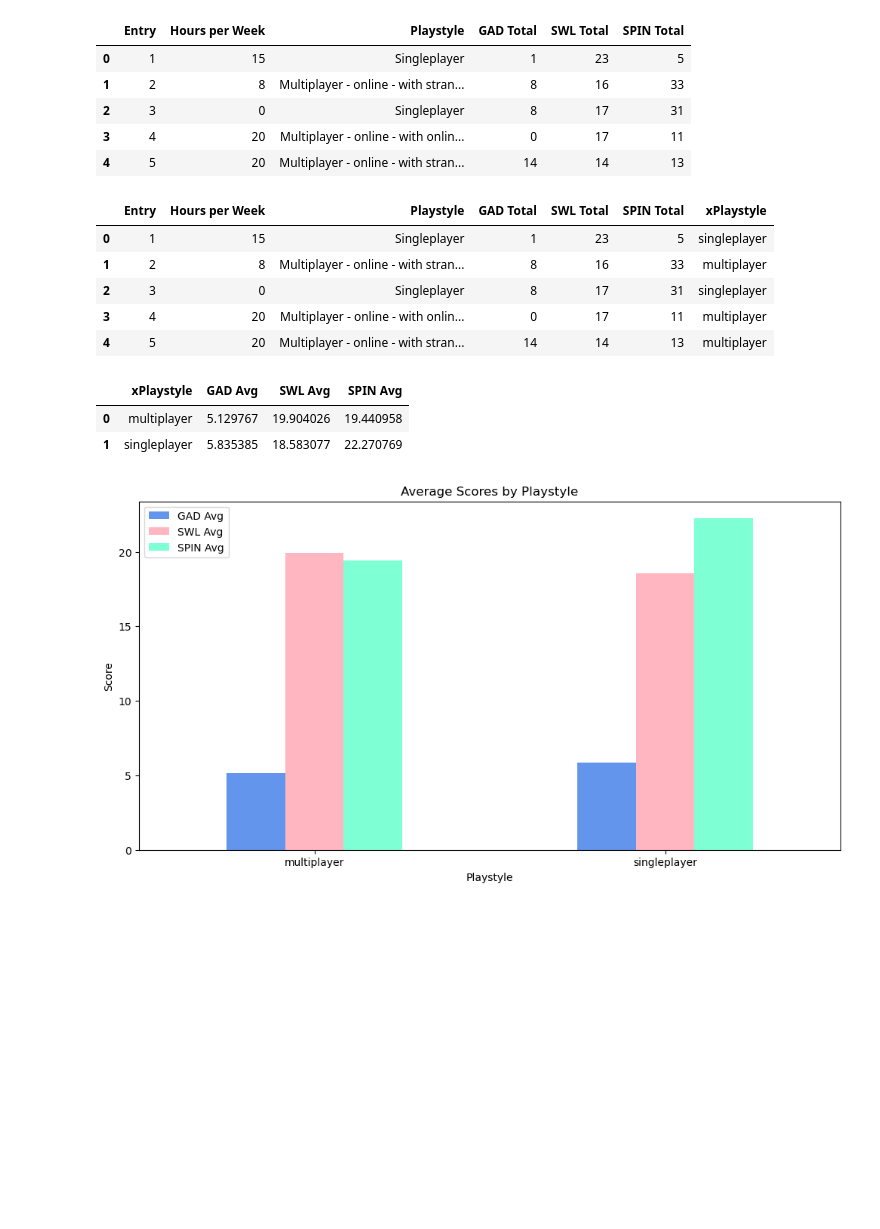
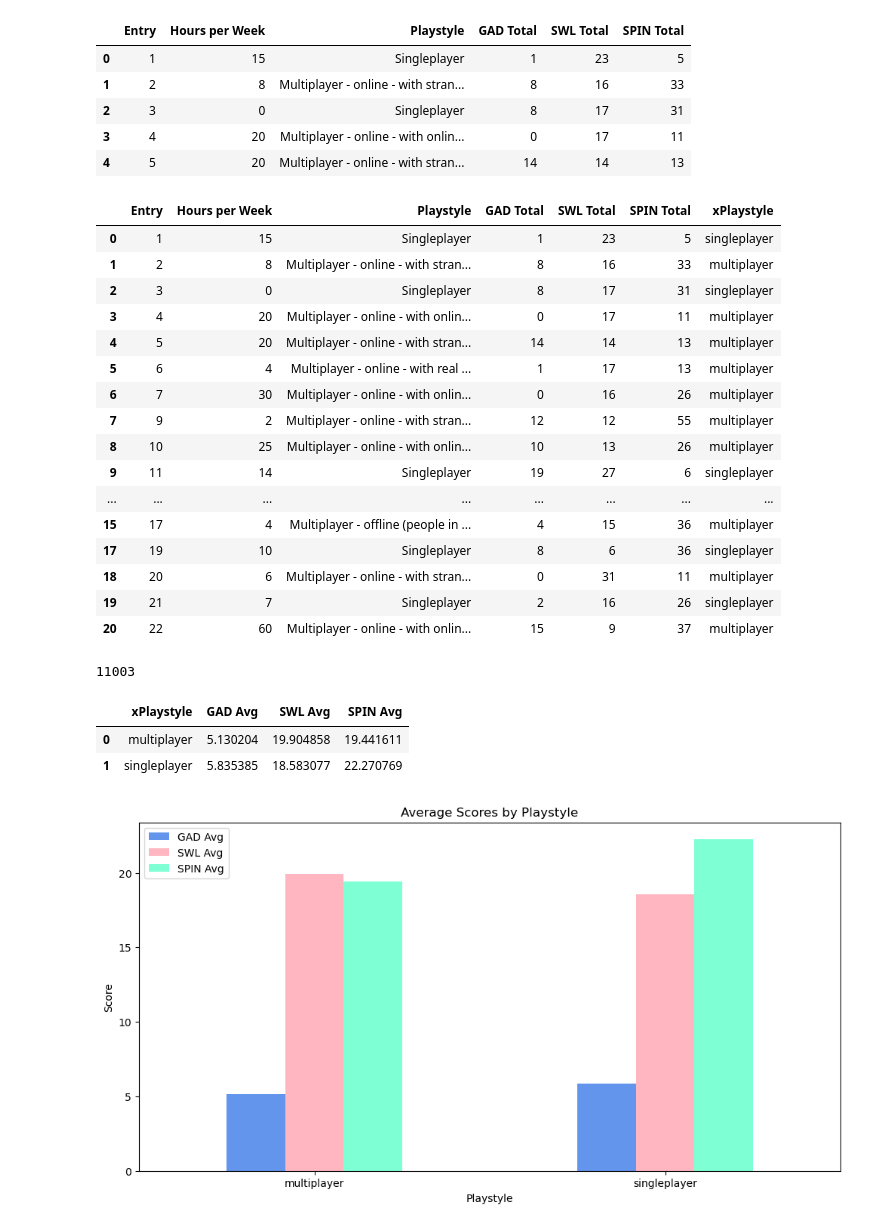
Before and after one commit to ComfyKoala/Project_1_Group_1, a Jupyter notebook: kaitlyns_analysis/kaitlyns_analysis_clean.ipynb, the cells around one changed output. Cells and saved outputs as stored; diff of their text form; code cells hidden in the pictures; blank space fills up the shorter version.

```diff
--- a/kaitlyns_analysis/kaitlyns_analysis_clean.ipynb
+++ b/kaitlyns_analysis/kaitlyns_analysis_clean.ipynb
@@ -64,28 +64,46 @@ playstyle_df.head()
 # %%
 # categorize as only 'singleplayer' or 'multiplayer'
 def categorize_playstyle(style: str) -> str:
     style = style.lower()
-    if "multiplayer" in style:
-        return "multiplayer"
-    elif "singleplayer" in style:
+    if ('multiplayer' in style) and ('singleplayer' in style):
+        return None
+    elif 'multiplayer' in style:
+        return 'multiplayer'
+    elif 'singleplayer' in style:
         return "singleplayer"
     else:
         return None
 
 playstyle_df['xPlaystyle'] = playstyle_df.apply(lambda row: categorize_playstyle(row['Playstyle']), axis=1)
 
-# drop columns that did not contain singleplayer or multiplayer
-playstyle_df.dropna()
+# drop rows that did not contain singleplayer or multiplayer
+playstyle_df.dropna(subset=['xPlaystyle'], inplace=True)
 
 # display dataframe
-playstyle_df.head()
+playstyle_df.head(20)
 # %% [output]
 |  | Entry | Hours per Week | Playstyle | GAD Total | SWL Total | SPIN Total | xPlaystyle |
 | 0 | 1 | 15 | Singleplayer | 1 | 23 | 5 | singleplayer |
 | 1 | 2 | 8 | Multiplayer - online - with stran... | 8 | 16 | 33 | multiplayer |
 | 2 | 3 | 0 | Singleplayer | 8 | 17 | 31 | singleplayer |
 | 3 | 4 | 20 | Multiplayer - online - with onlin... | 0 | 17 | 11 | multiplayer |
 | 4 | 5 | 20 | Multiplayer - online - with stran... | 14 | 14 | 13 | multiplayer |
+| 5 | 6 | 4 | Multiplayer - online - with real ... | 1 | 17 | 13 | multiplayer |
+| 6 | 7 | 30 | Multiplayer - online - with onlin... | 0 | 16 | 26 | multiplayer |
+| 7 | 9 | 2 | Multiplayer - online - with stran... | 12 | 12 | 55 | multiplayer |
+| 8 | 10 | 25 | Multiplayer - online - with onlin... | 10 | 13 | 26 | multiplayer |
+| 9 | 11 | 14 | Singleplayer | 19 | 27 | 6 | singleplayer |
+| ... | ... | ... | ... | ... | ... | ... | ... |
+| 15 | 17 | 4 | Multiplayer - offline (people in ... | 4 | 15 | 36 | multiplayer |
+| 17 | 19 | 10 | Singleplayer | 8 | 6 | 36 | singleplayer |
+| 18 | 20 | 6 | Multiplayer - online - with stran... | 0 | 31 | 11 | multiplayer |
+| 19 | 21 | 7 | Singleplayer | 2 | 16 | 26 | singleplayer |
+| 20 | 22 | 60 | Multiplayer - online - with onlin... | 15 | 9 | 37 | multiplayer |
+# %%
+# get length of updated dataframe
+len(playstyle_df)
+# %% [output]
+11003
 # %%
 # make new dataframe with averages of each score by playstyle
 cols = ['xPlaystyle', 'GAD Total', 'SWL Total', 'SPIN Total']
@@ -100,7 +118,7 @@ playstyle_mean_df = playstyle_mean_df.rename(columns={
 playstyle_mean_df
 # %% [output]
 |  | xPlaystyle | GAD Avg | SWL Avg | SPIN Avg |
-| 0 | multiplayer | 5.129767 | 19.904026 | 19.440958 |
+| 0 | multiplayer | 5.130204 | 19.904858 | 19.441611 |
 | 1 | singleplayer | 5.835385 | 18.583077 | 22.270769 |
 # %%
 # create bar graph summarizing avg scores by playstyle
```
Also changed, not shown: parts of 9 cells of this notebook, 1 other file.
